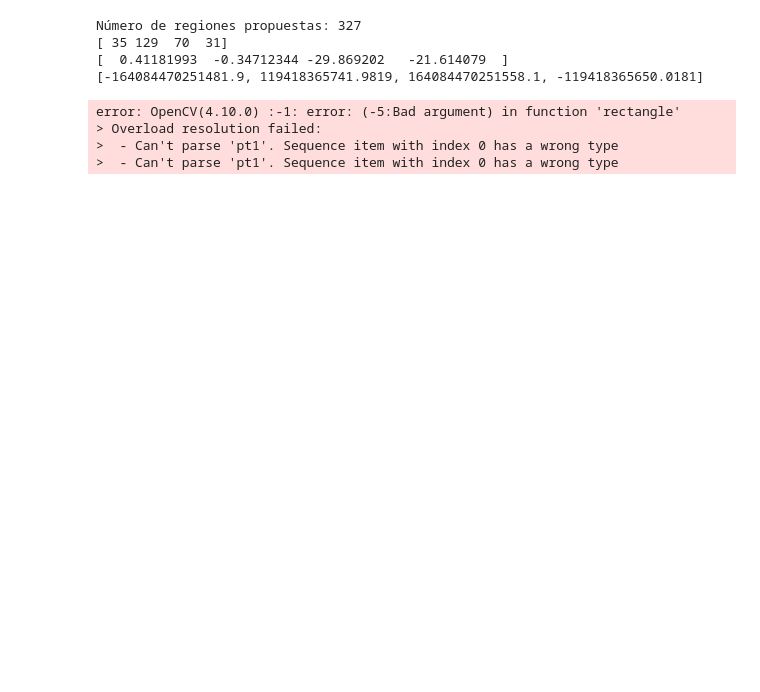
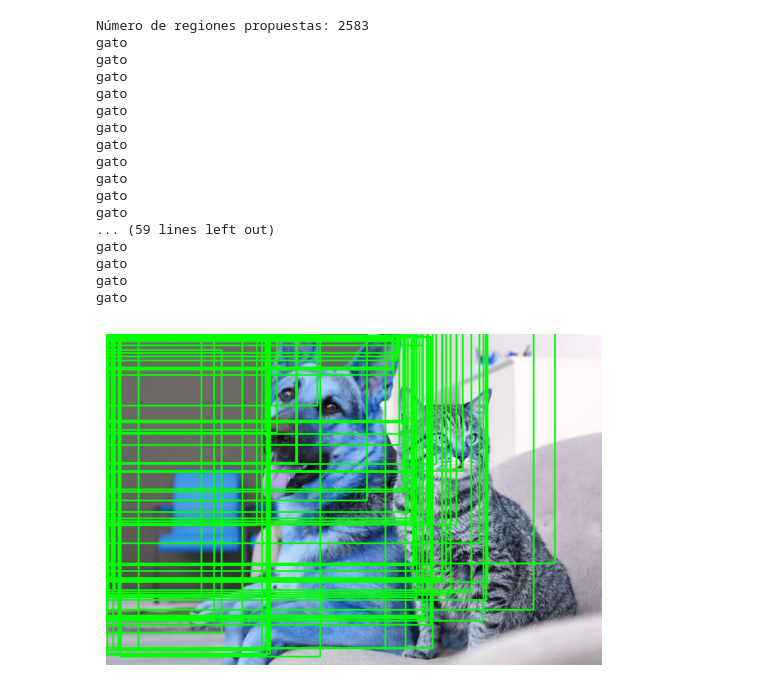
Before and after one commit to JuniorHZ19/CNN-PARA-DETECION-DE-OBJETOS, a Jupyter notebook: R-CNN.ipynb, the cells around one changed output. Cells and saved outputs as stored; diff of their text form; code cells hidden in the pictures; blank space fills up the shorter version.

```diff
--- a/R-CNN.ipynb
+++ b/R-CNN.ipynb
@@ -99,31 +221,3 @@ plt.show()
-# %%
-#Leer arhcivos xml:
-import os
-import xml.etree.ElementTree as ET
-
-def parse_voc_xml(xml_file):
-    """Parses a Pascal VOC XML file and returns labels and bounding boxes."""
-    tree = ET.parse(xml_file)
-    root = tree.getroot()
-
-    # Información de la imagen
-    image_info = {
-        "filename": root.find("filename").text,
-        "size": {
-            "width": int(root.find("size/width").text),
-            "height": int(root.find("size/height").text),
-            "depth": int(root.find("size/depth").text),
-        },
-        "objects": []
-    }
-
-    # Iterar sobre los objetos que tiene la imagen
-    for obj in root.findall("object"):
-        label = obj.find("name").text
-        bbox = [int(obj.find("bndbox/xmin").text),int(obj.find("bndbox/ymin").text), int(obj.find("bndbox/xmax").text),int(obj.find("bndbox/ymax").text)]
-        image_info["objects"].append({"label": label, "bbox": bbox})
-
-    return image_info
 # %%
 #funcion calcular iou para comparar la region propuesta con la real:
 
@@ -393,8 +489,8 @@ from sklearn.linear_model import LinearRegression
 import numpy as np
 
 # Ruta del directorio que contiene los archivos XML
-xml_dir = "/content/Dataset/anotaciones"
-img_dir='/content/Dataset/imagenes'
+xml_dir = "/content/dataset/anotaciones"
+img_dir='/content/dataset/imagenes'
 # Leer todos los archivos XML
 
 
@@ -444,39 +548,48 @@ R² (Coefficient of Determination): 0.9959989352033558
 # %%
 #prediccion con imagen:
 
 
-url = "/content/images.jpg"# @param {type:"string"}
+url = "/content/dataset/imagenes/0001.jpg"# @param {type:"string"}
 
 image = cv2.imread(url)
 image_rgb = cv2.cvtColor(image, cv2.COLOR_BGR2RGB)
 
 regiones_propuestas=get_Region_Proposals(image_rgb,max_regiones=2000)
 
 features = extract_features_from_regions(regiones_propuestas)
 
 clases=svm.predict(features)
 
 translations=regressor.predict(features)
 
 for clase,translation,region_propuesta in zip(clases,translations,regiones_propuestas):
   if clase != 'fondo':
-     print(region_propuesta)
-     print(translation)
-     pred_bbox=apply_translations_to_proposed_bbox(region_propuesta,translation)
-     print(pred_bbox)
-     cv2.rectangle(image, (pred_bbox[0], pred_bbox[1]), (pred_bbox[2], pred_bbox[3]), (0, 255, 0), 2)
+     print(clase)
+     pred_bbox=region_propuesta+translation
+
+     cv2.rectangle(image, (int(pred_bbox[0]), int(pred_bbox[1])), (int(pred_bbox[2]), int(pred_bbox[3])), (0, 255, 0), 2)
 
 
 
 plt.imshow(image)
 plt.axis('off')  # Desactivar los ejes para mostrar solo la imagen
 plt.show()
 # %% [output]
-Número de regiones propuestas: 327
-[ 35 129  70  31]
-[  0.41181993  -0.34712344 -29.869202   -21.614079  ]
-[-164084470251481.9, 119418365741.9819, 164084470251558.1, -119418365650.0181]
+Número de regiones propuestas: 2583
+gato
+gato
+gato
+gato
+gato
+gato
+gato
+gato
+gato
+gato
+gato
+... (59 lines left out)
+gato
+gato
+gato
+gato
-error: OpenCV(4.10.0) :-1: error: (-5:Bad argument) in function 'rectangle'
-> Overload resolution failed:
->  - Can't parse 'pt1'. Sequence item with index 0 has a wrong type
->  - Can't parse 'pt1'. Sequence item with index 0 has a wrong type
+[figure, added]
```
Also changed, not shown: parts of 8 cells of this notebook.
